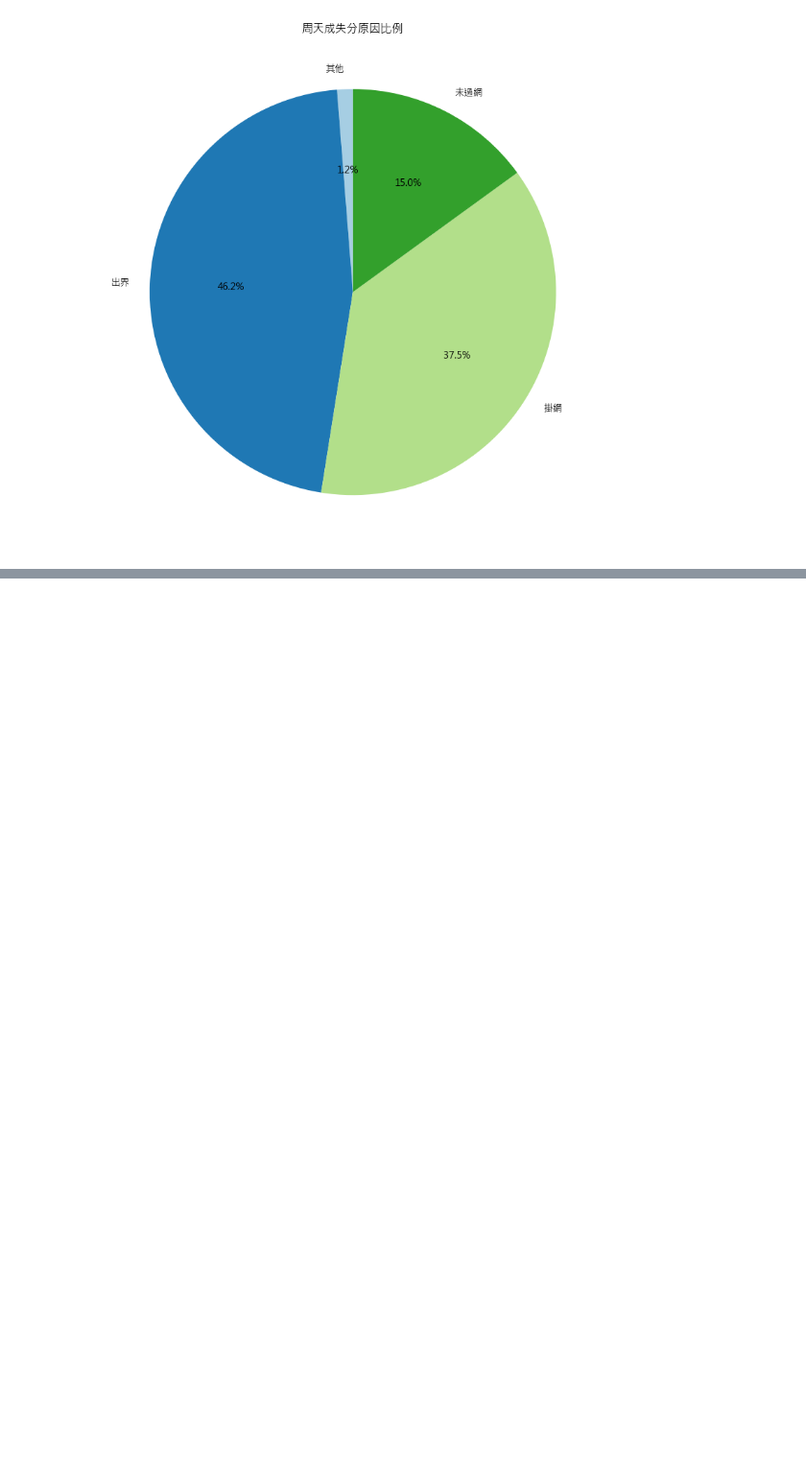
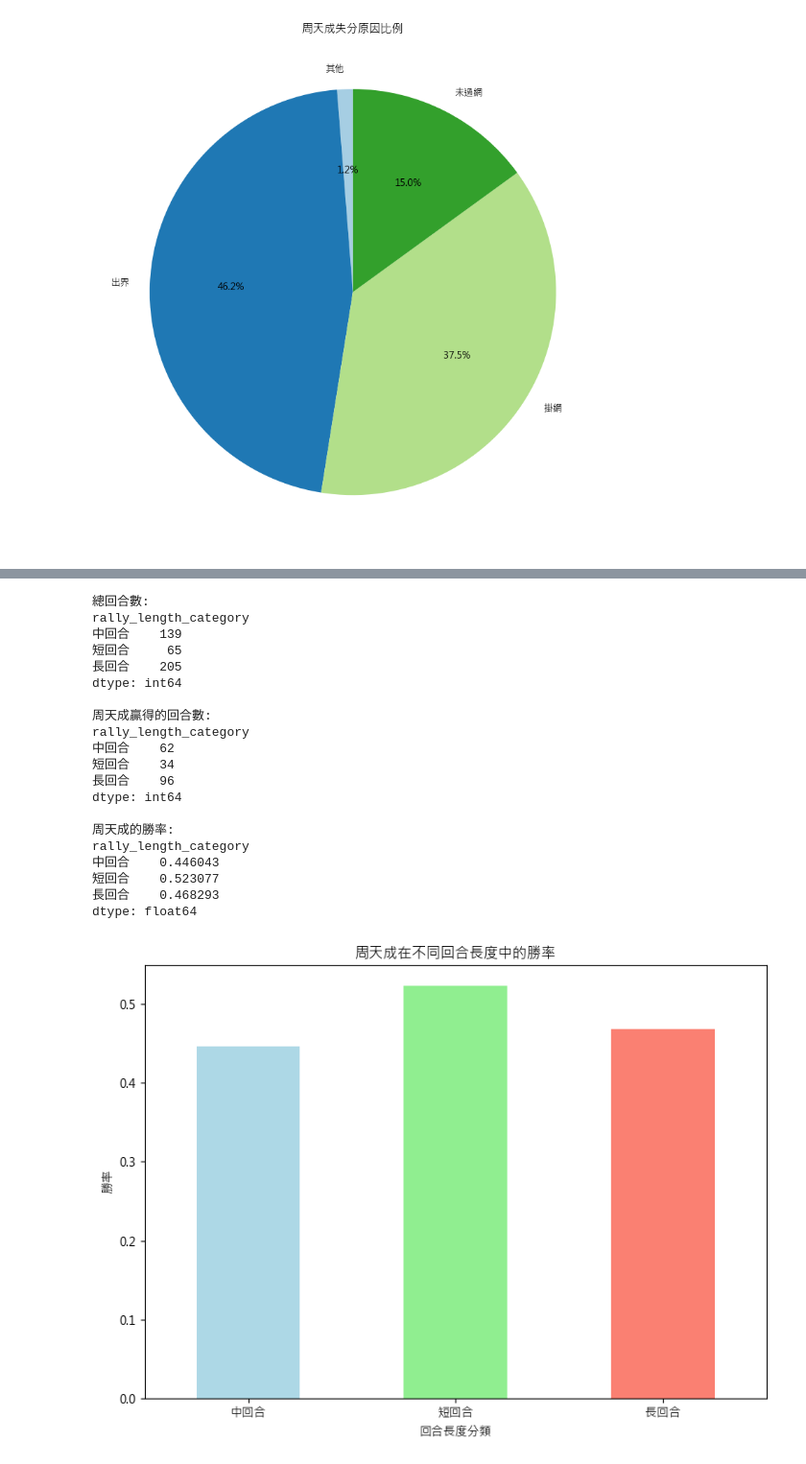
Before and after one commit to DanielTeng0811/BadmintonAI, a Jupyter notebook: question_ans_final.ipynb, the cells around one changed output, grey strips where cells are left out. Shown at 96% size. Saved outputs shown, nothing was run; the diff lists cells and outputs as text; code cells hidden in the pictures; blank space fills up the shorter version.

```diff
--- a/question_ans_final.ipynb
+++ b/question_ans_final.ipynb
@@ -838,0 +1027,80 @@ Name: count, dtype: int64
+# %%
+# 確保字體設定
+import platform
+import matplotlib.pyplot as plt
+import seaborn as sns
+import pandas as pd
+
+s = platform.system()
+plt.rcParams['font.sans-serif'] = ['Arial Unicode MS', 'PingFang TC'] if s == 'Darwin' else ['Microsoft JhengHei', 'SimHei'] if s == 'Windows' else ['WenQuanYi Zen Hei']
+plt.rcParams['axes.unicode_minus'] = False
+
+# 驗證數據是否存在
+if len(df) > 0:
+    # 分類回合長度
+    def categorize_rally_length(ball_round):
+        if ball_round <= 4:
+            return '短回合'
+        elif 5 <= ball_round <= 10:
+            return '中回合'
+        else:
+            return '長回合'
+
+    # 增加一個新的分類欄位
+    df['rally_length_category'] = df['ball_round'].apply(categorize_rally_length)
+
+    # 確保以每個rally的最後一拍作為分組結果
+    rally_end_df = df.groupby(['match_id', 'set', 'rally']).last().reset_index()
+
+    # 篩選出周天成勝出的回合
+    chou_win_df = rally_end_df[rally_end_df['getpoint_player'] == 'CHOU Tien Chen']
+
+    # 計算每個回合長度類別的總回合數和周天成贏的回合數
+    total_rallies = rally_end_df.groupby('rally_length_category').size()
+    chou_wins = chou_win_df.groupby('rally_length_category').size()
+
+    # 計算周天成在每個回合長度類別的勝率
+    chou_win_rate = (chou_wins / total_rallies).fillna(0)  # 填充 NaN 為 0
+
+    # 打印計算出來的勝率
+    print("總回合數:")
+    print(total_rallies)
+    print("\n周天成贏得的回合數:")
+    print(chou_wins)
+    print("\n周天成的勝率:")
+    print(chou_win_rate)
+
+    # 可視化
+    fig, ax = plt.subplots(figsize=(8, 6))
+    chou_win_rate.plot(kind='bar', color=['lightblue', 'lightgreen', 'salmon'], ax=ax)
+
+    ax.set_title('周天成在不同回合長度中的勝率')
+    ax.set_xlabel('回合長度分類')
+    ax.set_ylabel('勝率')
+    plt.xticks(rotation=0)
+    plt.tight_layout()
+
+else:
+    print("數據集中沒有數據。")
+# %% [output]
+總回合數:
+rally_length_category
+中回合    139
+短回合     65
+長回合    205
+dtype: int64
+
+周天成贏得的回合數:
+rally_length_category
+中回合    62
+短回合    34
+長回合    96
+dtype: int64
+
+周天成的勝率:
+rally_length_category
+中回合    0.446043
+短回合    0.523077
+長回合    0.468293
+dtype: float64
+[figure, added]
```
Also changed, not shown: parts of 13 cells of this notebook, 3 other files.
